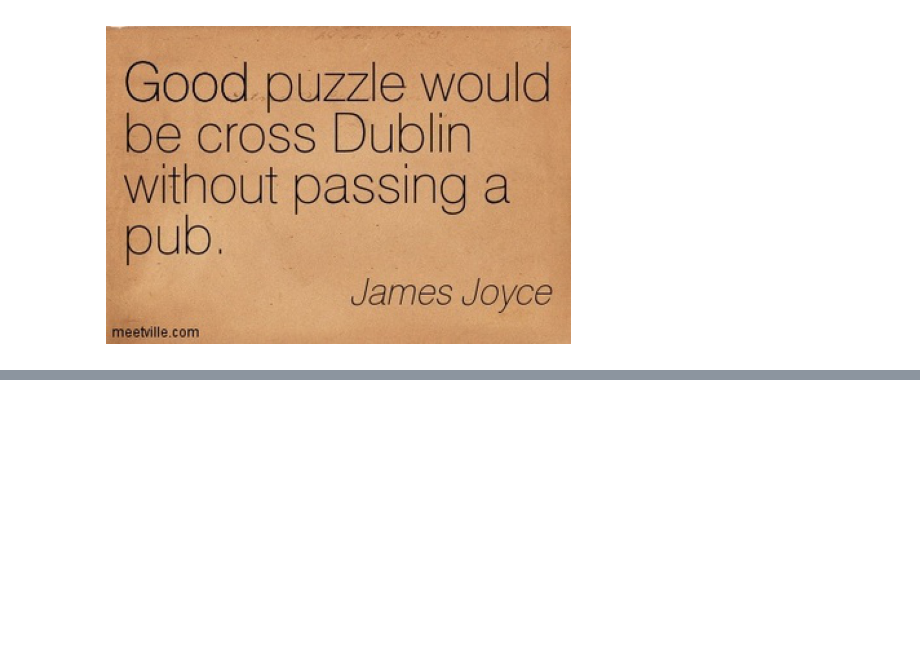
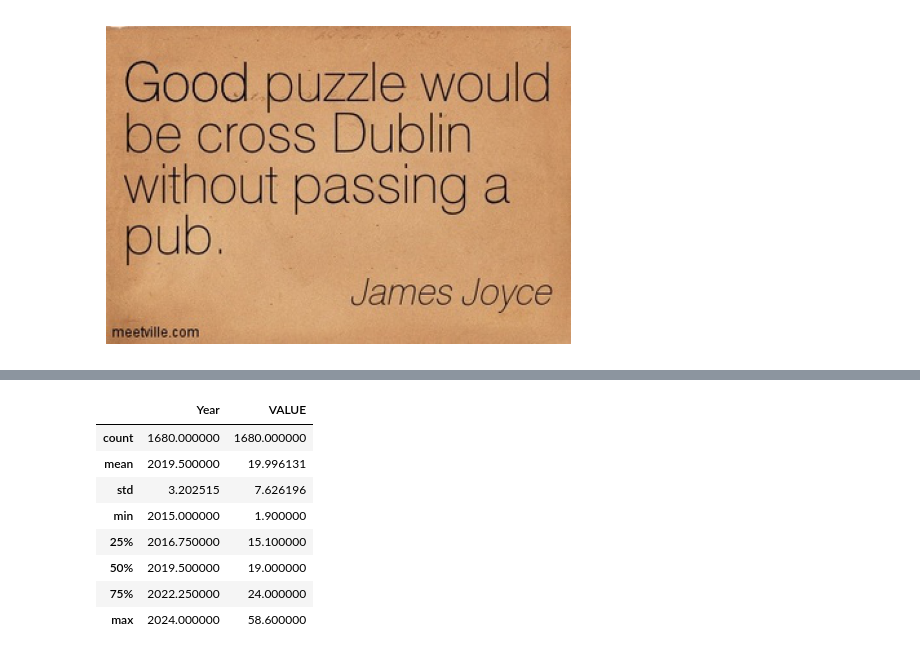
Before and after one commit to CCT-Dublin/capstone-project-ElianaHincapie, a Jupyter notebook: CA2 – Economic and Social Challenges In Irish Pub´s Industries _Eliana Hincapie.ipynb, the cells around one changed output, grey strips where cells are left out. Cells and saved outputs as stored; diff of their text form; code cells hidden in the pictures; blank space fills up the shorter version.

```diff
--- a/CA2 – Economic and Social Challenges In Irish Pub´s Industries _Eliana Hincapie.ipynb
+++ b/CA2 – Economic and Social Challenges In Irish Pub´s Industries _Eliana Hincapie.ipynb
@@ -23,0 +43,13 @@ dataset = pd.read_csv('iris.csv')
+# %%
+# Descriptive statistics
+Consumption_df.describe()
+# %% [output]
+|  | Year | VALUE |
+| count | 1680.000000 | 1680.000000 |
+| mean | 2019.500000 | 19.996131 |
+| std | 3.202515 | 7.626196 |
+| min | 2015.000000 | 1.900000 |
+| 25% | 2016.750000 | 15.100000 |
+| 50% | 2019.500000 | 19.000000 |
+| 75% | 2022.250000 | 24.000000 |
+| max | 2024.000000 | 58.600000 |
```
Also changed, not shown: parts of 18 cells of this notebook, 1 other file.
